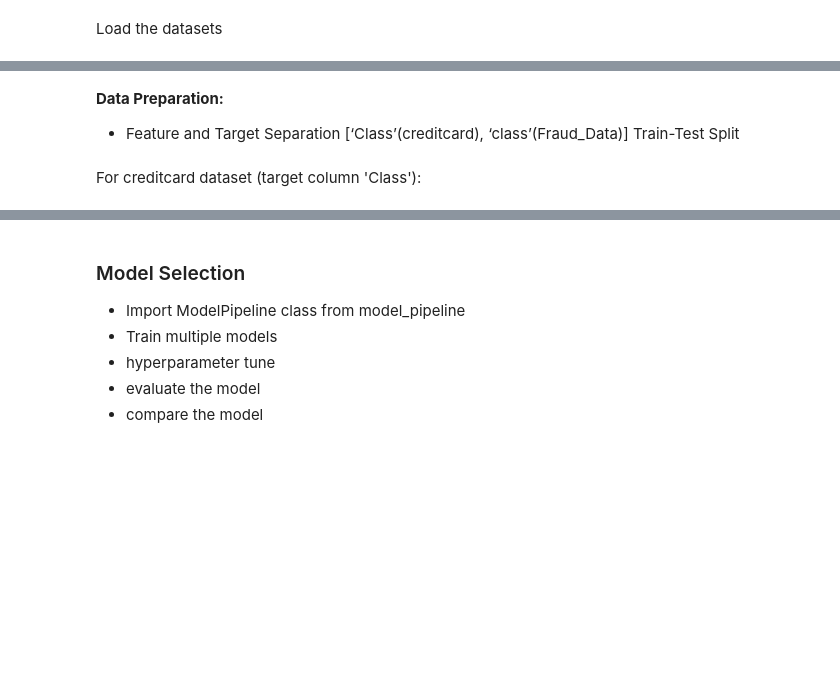
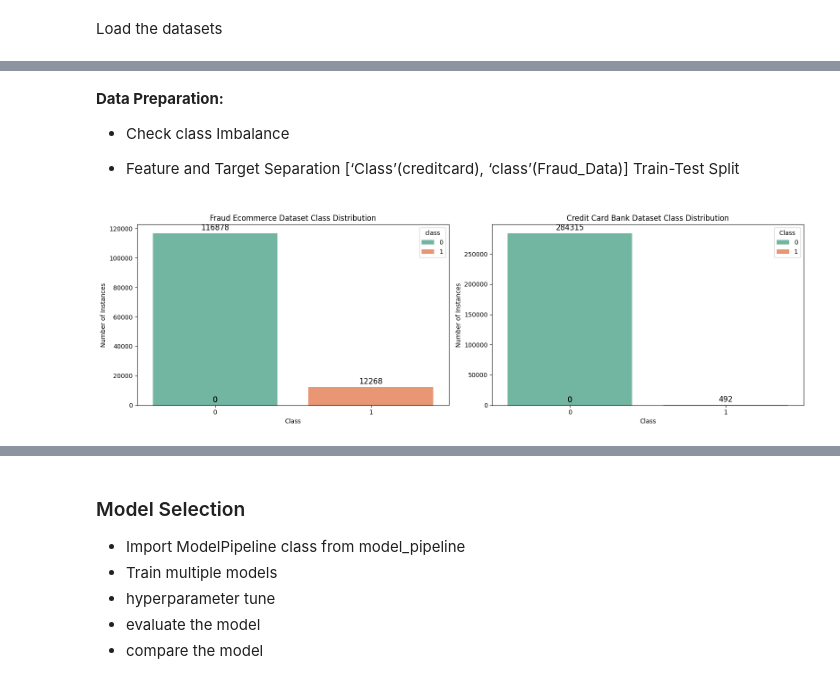
Before and after one commit to epythonlab/fraud-detection, a Jupyter notebook: notebooks/modeling_pipeline.ipynb, the cells around one changed output, grey strips where cells are left out. Drawn from its saved outputs; the diff is of its cells as text; code cells hidden in the pictures; blank space fills up the shorter version.

```diff
--- a/notebooks/modeling_pipeline.ipynb
+++ b/notebooks/modeling_pipeline.ipynb
@@ -47,7 +82,43 @@ print(fraud_data.isnull().sum())
 # %% [markdown]
 **Data Preparation:**
+- Check class Imbalance
 
 - Feature and Target Separation [‘Class’(creditcard), ‘class’(Fraud_Data)]
 Train-Test Split
-# %% [markdown]
-For creditcard dataset (target column 'Class'):
+# %%
+# Function to plot class distribution with total numbers on top of each bar
+def plot_class_distribution(class_counts, ax, dataset_name):
+    colors = sns.color_palette("Set2", n_colors=len(class_counts))  # Choose a color palette with distinct colors
+    sns.barplot(x=class_counts.index, y=class_counts.values, palette=colors, ax=ax, hue=class_counts.index)  # Use the distinct color palette
+    ax.set_title(f'{dataset_name} Class Distribution')
+    ax.set_ylabel('Number of Instances')
+    ax.set_xlabel('Class')
+    ax.set_xticks(class_counts.index)
+
+    # Annotate the total number on top of each bar
+    for p in ax.patches:
+        ax.annotate(f'{int(p.get_height())}',
+                    (p.get_x() + p.get_width() / 2., p.get_height()),
+                    ha='center', va='baseline',
+                    fontsize=12, color='black',
+                    xytext=(0, 5),
+                    textcoords='offset points')
+
+# Create a figure with subplots for both datasets
+fig, axes = plt.subplots(1, 2, figsize=(16, 5))
+
+# Check class distribution in fraud dataset
+fraud_class_counts = fraud_data['class'].value_counts()  # Ensure 'class' is the correct column name
+# Check class distribution in credit card dataset
+creditcard_class_counts = credit_data['Class'].value_counts()  # Ensure 'Class' is the correct column name
+
+# Plot for fraud dataset
+plot_class_distribution(fraud_class_counts, axes[0], 'Fraud Ecommerce Dataset')
+
+# Plot for credit card dataset
+plot_class_distribution(creditcard_class_counts, axes[1], 'Credit Card Bank Dataset')
+
+plt.tight_layout()  # Adjust layout for better spacing
+plt.show()
+# %% [output]
+[figure, added]
```
Also changed, not shown: parts of 35 cells of this notebook, 2 other files.
